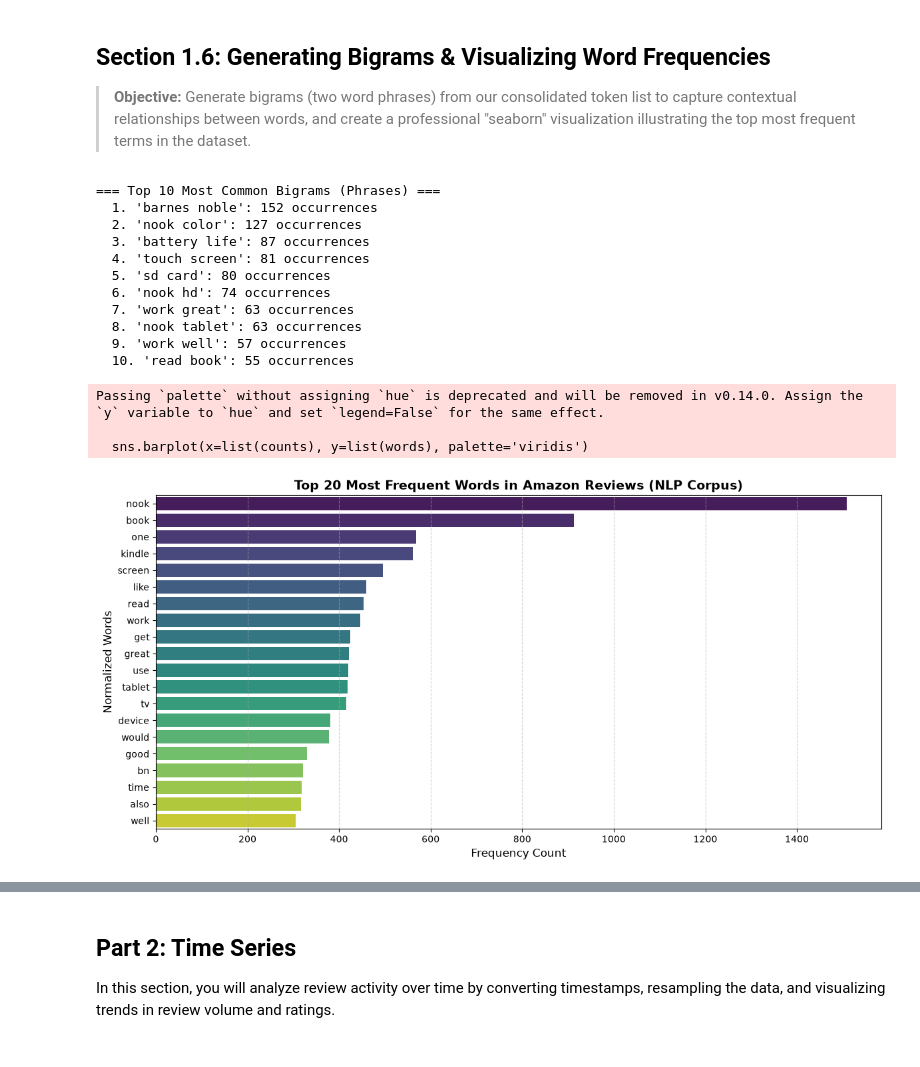
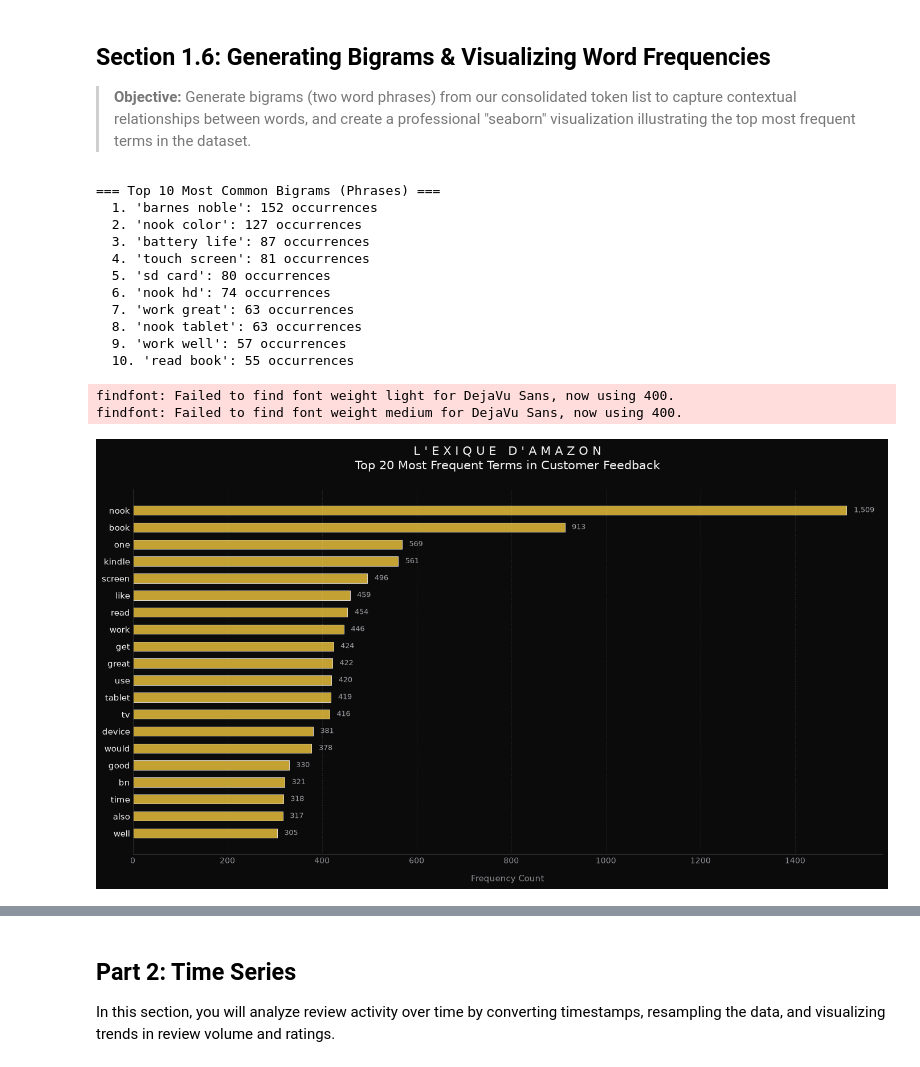
Before and after one commit to oliverkiplagat/dsc-nlp-timeseries-neural-networks-summative, a Jupyter notebook: C09_M08.ipynb, the cells around one changed output, grey strips where cells are left out. Saved outputs shown, nothing was run; the diff lists cells and outputs as text; code cells hidden in the pictures.

```diff
--- a/C09_M08.ipynb
+++ b/C09_M08.ipynb
@@ -108,13 +108,11 @@ print ("Libraries imported as successfully!")
 # %% [output]
 Libraries imported as successfully!
 # %%
-"""
-Takes categories (words/phrases) and numeric values,
-and renders a dark-luxury, champagne-gold horizontal bar chart.
-"""
-
 def plot_couture_hbar(labels, values, chart_title):
-
+    """
+    Takes categories (words/phrases) and numeric values,
+    and renders a dark-luxury, champagne-gold horizontal bar chart.
+    """
     # 1. Set up high-contrast dark luxury styling
     plt.style.use("dark_background")
     fig, ax = plt.subplots(figsize=(14, 8), facecolor="#0B0B0C")
@@ -156,7 +154,7 @@ def plot_couture_hbar(labels, values, chart_title):
     ax.tick_params(axis="y", colors="#F5F5F7", labelsize=11, length=0)
 
     # Ultra-subtle dotted grid lines
-    ax.grid(True, axis="x", linestyle="":", alpha=0.15, color='#FFFFFF')
+    ax.grid(True, axis="x", linestyle=":", alpha=0.15, color="#FFFFFF")
 
     # 5. Subtle value annotations at the tip of each bar for precision
     for bar in bars:
@@ -164,18 +162,16 @@ def plot_couture_hbar(labels, values, chart_title):
         ax.text(
             width + (max(x_values) * 0.01),
             bar.get_y() + bar.get_height()/2,
-            f'{int(width):,}',
-            va='center',
-            ha='left',
+            f"{int(width):,}",
+            va="center",
+            ha="left",
             fontsize=9,
-            color='#A1A1A6',
-            fontweight='medium'
+            color="#A1A1A6",
+            fontweight="medium"
         )
 
     plt.tight_layout()
     plt.show()
-
-print("✨ Couture plotting function loaded and ready for the runway!")
 # %%
 #Create data snapshot function to be re-used.
 """
@@ -374,41 +370,37 @@ Unique vocabulary size: 8,587
 # %%
 # TODO: Generate bigrams from the token list and identify the most common bigrams.
 bigrams_list = list(ngrams(all_tokens, 2))
 bigram_counts = Counter(bigrams_list)
 top_bigrams = bigram_counts.most_common(10)
 
 print("=== Top 10 Most Common Bigrams (Phrases) ===")
 for rank, (bigram, count) in enumerate(top_bigrams, start=1):
     phrase = f"{bigram[0]} {bigram[1]}"
     print(f"  {rank}. '{phrase}': {count:,} occurrences")
 
 # TODO: Create at least one visualization of the most common words.
 # You may also choose to visualize the most common bigrams.
-plt.figure(figsize=(12, 6))
+# Step 2: Separate our top words and counts into individual lists
 words, counts = zip(*top_words)
 
-# Create a professional horizontal bar chart using seaborn
-sns.barplot(x=list(counts), y=list(words), palette='viridis')
-
-plt.title("Top 20 Most Frequent Words in Amazon Reviews (NLP Corpus)", fontsize=14, fontweight="bold")
-plt.xlabel("Frequency Count", fontsize=12)
-plt.ylabel("Normalized Words", fontsize=12)
-plt.grid(True, axis="x", linestyle="--", alpha=0.6)
-plt.tight_layout()
-plt.show()
+# Step 3: Call our custom tailoring function to render the Gucci-level luxury chart
+plot_couture_hbar(
+    labels=words,
+    values=counts,
+    chart_title="L ' E X I Q U E   D ' A M A Z O N\nTop 20 Most Frequent Terms in Customer Feedback"
+)
 # %% [output]
 === Top 10 Most Common Bigrams (Phrases) ===
   1. 'barnes noble': 152 occurrences
   2. 'nook color': 127 occurrences
   3. 'battery life': 87 occurrences
   4. 'touch screen': 81 occurrences
   5. 'sd card': 80 occurrences
   6. 'nook hd': 74 occurrences
   7. 'work great': 63 occurrences
   8. 'nook tablet': 63 occurrences
   9. 'work well': 57 occurrences
   10. 'read book': 55 occurrences
-Passing `palette` without assigning `hue` is deprecated and will be removed in v0.14.0. Assign the `y` variable to `hue` and set `legend=False` for the same effect.
-
-  sns.barplot(x=list(counts), y=list(words), palette='viridis')
+findfont: Failed to find font weight light for DejaVu Sans, now using 400.
+findfont: Failed to find font weight medium for DejaVu Sans, now using 400.
-[figure, old version]
+[figure, new version]
```
Also changed, not shown: parts of 3 cells of this notebook.
